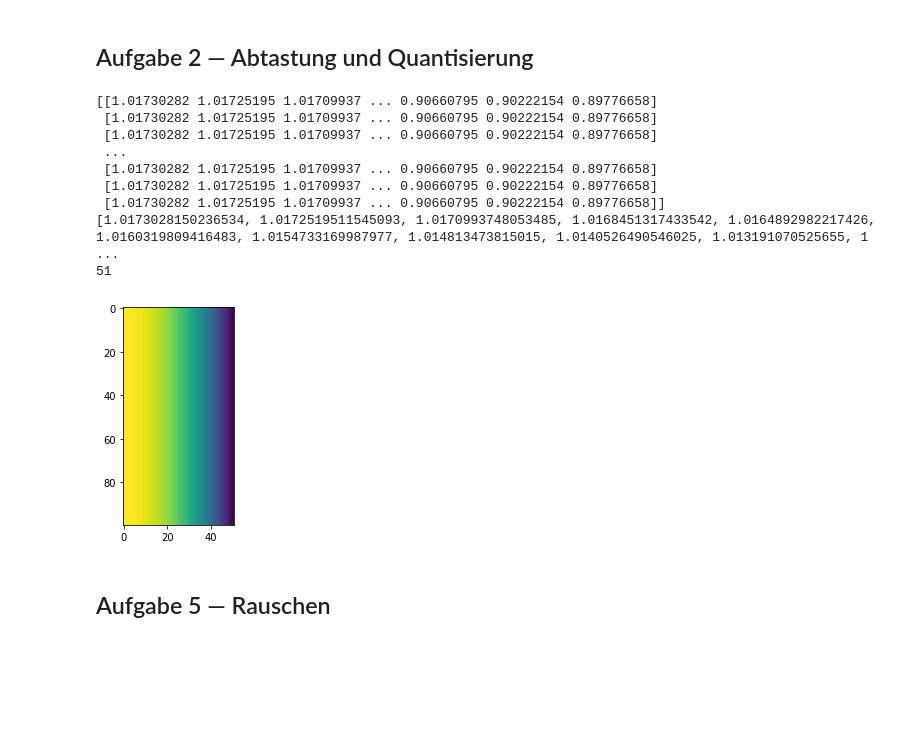
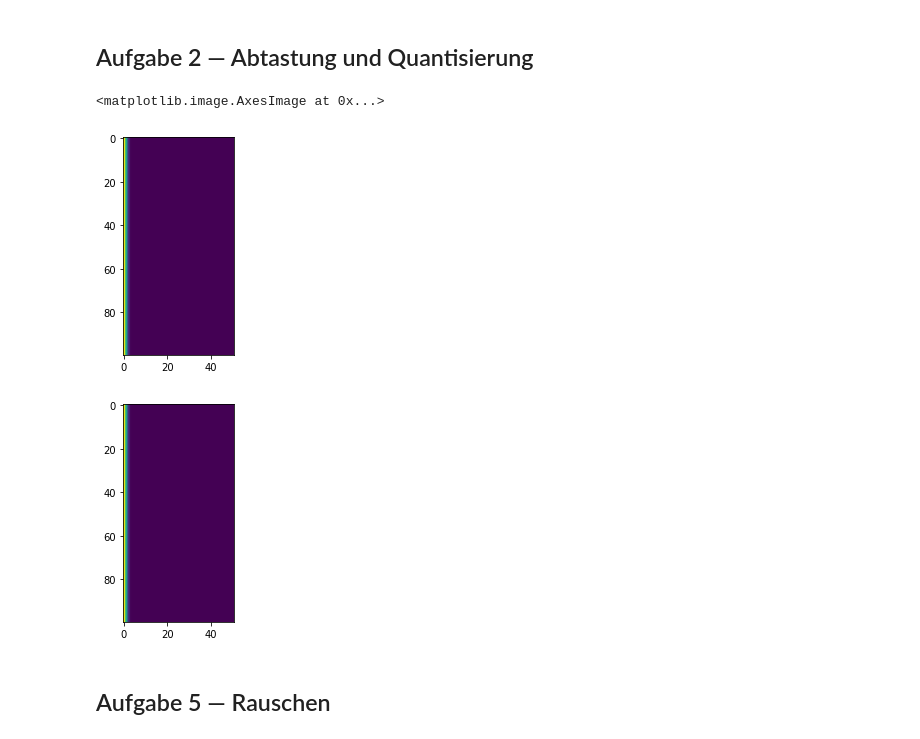
Before and after one commit to pzierahn/uni.2020.bildverarbeitung, a Jupyter notebook: exercise.02/bv.exercise.02.ipynb, the cells around one changed output. Saved outputs shown, nothing was run; the diff lists cells and outputs as text; code cells hidden in the pictures; blank space fills up the shorter version.

```diff
--- a/exercise.02/bv.exercise.02.ipynb
+++ b/exercise.02/bv.exercise.02.ipynb
@@ -3,42 +3,39 @@
 # %%
 import math
 import skimage.io
 import matplotlib.pyplot as plt
 import numpy as np
 
 def gaussian_function(x: int, y = 0.0, o = 1.0) -> float:
 
     const = 1 / (math.sqrt(2 * math.pi * o ** 2))
     val = const * math.exp(-(((x - y)**2) / (2 * o ** 2)))
 
     if val < -5: return -5
     if val >  5: return  5
 
     return val
 
-row = [gaussian_function(x) * 0xff for x in range(0, 51)]
+def scale(image: np.ndarray) -> np.ndarray:
+
+    gm = image - np.full(image.shape, np.min(image))
+    gs = 0xff * (gm / np.max(gm))
+
+    return gs
+
+row = [gaussian_function(x) for x in range(0, 51)]
 rows = row * 100
 matrix = np.array(rows)
 matrix = matrix.reshape((100, 51))
-matrix = np.clip(matrix, a_min = 0, a_max = 0xff)
 
 plt.figure()
 plt.imshow(matrix)
-
-print(matrix)
-print(row)
-print(len(row))
+plt.figure()
+plt.imshow(scale(matrix))
 # %% [output]
-[[1.01730282 1.01725195 1.01709937 ... 0.90660795 0.90222154 0.89776658]
- [1.01730282 1.01725195 1.01709937 ... 0.90660795 0.90222154 0.89776658]
- [1.01730282 1.01725195 1.01709937 ... 0.90660795 0.90222154 0.89776658]
- ...
- [1.01730282 1.01725195 1.01709937 ... 0.90660795 0.90222154 0.89776658]
- [1.01730282 1.01725195 1.01709937 ... 0.90660795 0.90222154 0.89776658]
- [1.01730282 1.01725195 1.01709937 ... 0.90660795 0.90222154 0.89776658]]
-[1.0173028150236534, 1.0172519511545093, 1.0170993748053485, 1.0168451317433542, 1.0164892982217426, 1.0160319809416483, 1.0154733169987977, 1.014813473815015, 1.0140526490546025, 1.013191070525655, 1 ...
-51
+<matplotlib.image.AxesImage at 0x...>
-[figure, old version]
+[figure, new version]
+[figure, added]
 # %% [markdown]
 ## Aufgabe 5 — Rauschen
 # %%
```
Also changed, not shown: parts of 2 cells of this notebook.
